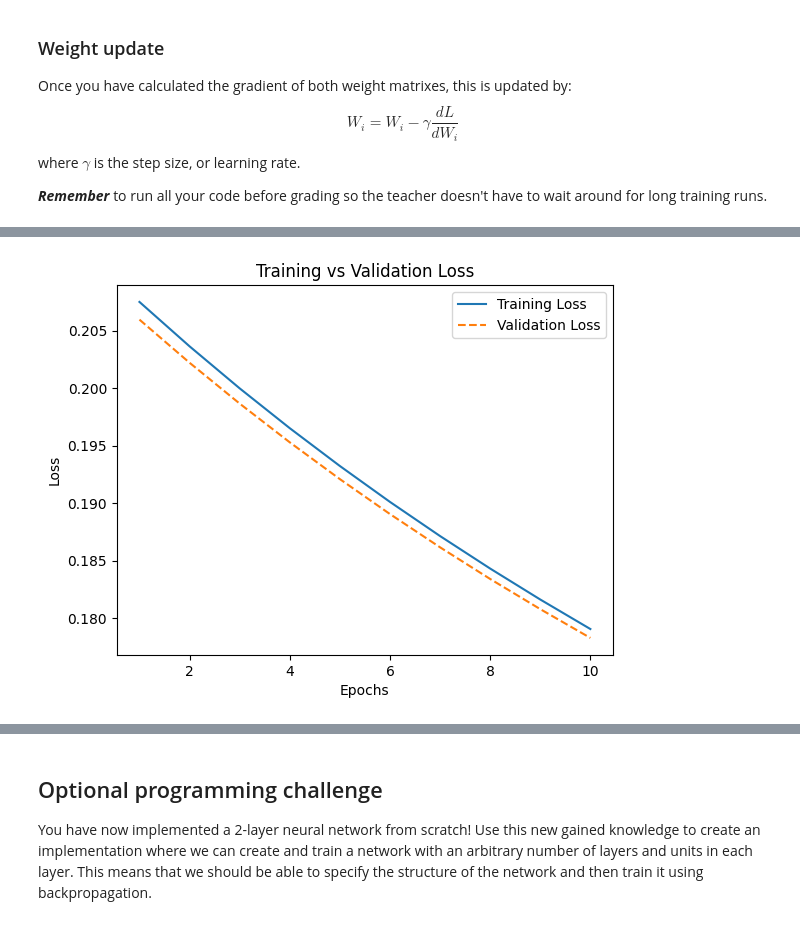
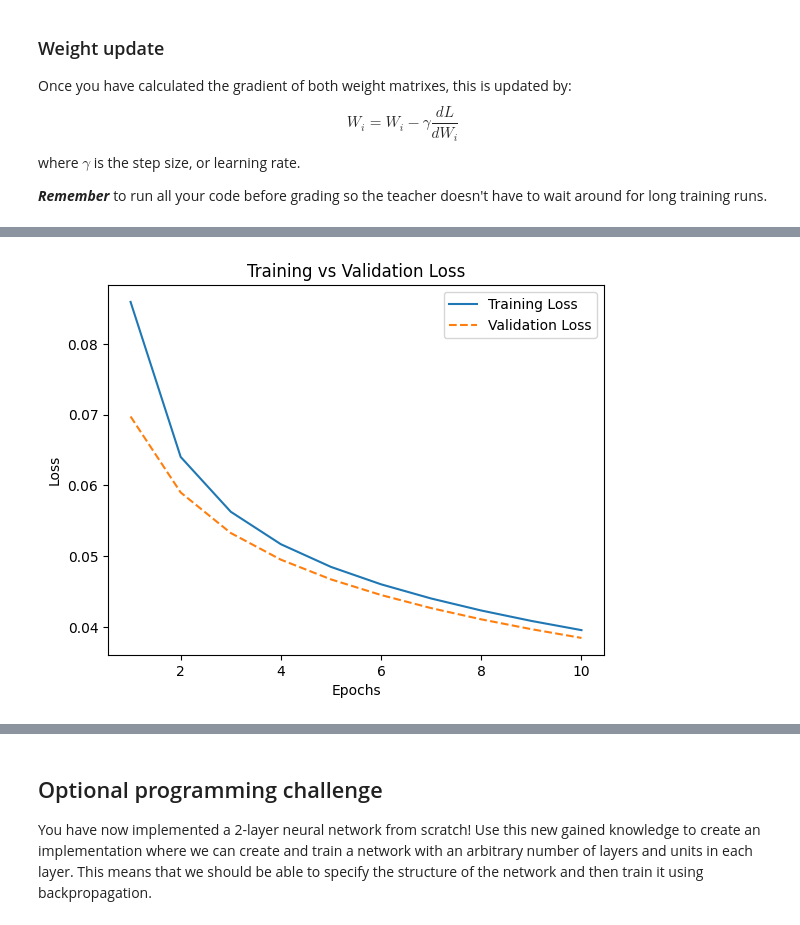
Before and after one commit to irregularBismuth/d7046e, a Jupyter notebook: ANN-Exercise-1.ipynb, the cells around one changed output, grey strips where cells are left out. Cells and saved outputs as stored; diff of their text form; code cells hidden in the pictures.

```diff
--- a/ANN-Exercise-1.ipynb
+++ b/ANN-Exercise-1.ipynb
@@ -459,7 +459,7 @@ epochs = 10  # Set the number of epochs to train for
 D_in = 784   # Input size, images are 28x28 = 784 element vectors
 D_out = 10   # Output size, 10 digit classes
 H1 = 64     # Hidden layer size
-gamma = 1e-4 # Learning rate
+gamma = 1e-5 # Learning rate
 
 # Define network with one hidden layer, random initial weights
 w1 = np.random.randn(D_in, H1) * np.sqrt(1/D_in)
@@ -479,7 +479,7 @@ def compute_loss(y_pred, y_true):
     return np.mean((y_pred - y_true) ** 2)
 
 def backward_pass(x, y_true, h, h_relu, y_pred, w1, w2):
-    grad_y_pred = 2 * (y_pred - y_true) / y_true.shape[0]
+    grad_y_pred = 2 * (y_pred - y_true)
     grad_w2 = h_relu.T @ grad_y_pred
     grad_h_relu = grad_y_pred @ w2.T
     grad_h = grad_h_relu * (h > 0)
@@ -529,7 +529,6 @@ plt.legend()
 plt.title("Training vs Validation Loss")
 plt.show()
 
-
 test_loss = 0
 correct = 0
 total = 0
@@ -539,13 +538,10 @@ for inputs, labels in test_loader:
     x = inputs.reshape(-1, D_in)
     y = np.eye(D_out)[labels]
 
-
     _, _, y_pred = forward_pass(x, w1, w2)
-
 
     loss = compute_loss(y_pred, y)
     test_loss += loss
-
 
     predictions = np.argmax(y_pred, axis=1)
     true_labels = np.argmax(y, axis=1)
@@ -581 +577 @@ Epoch 10, Validation Loss: 0.1783
-[figure, old version]
+[figure, new version]
```
Also changed, not shown: parts of 1 cell of this notebook.
